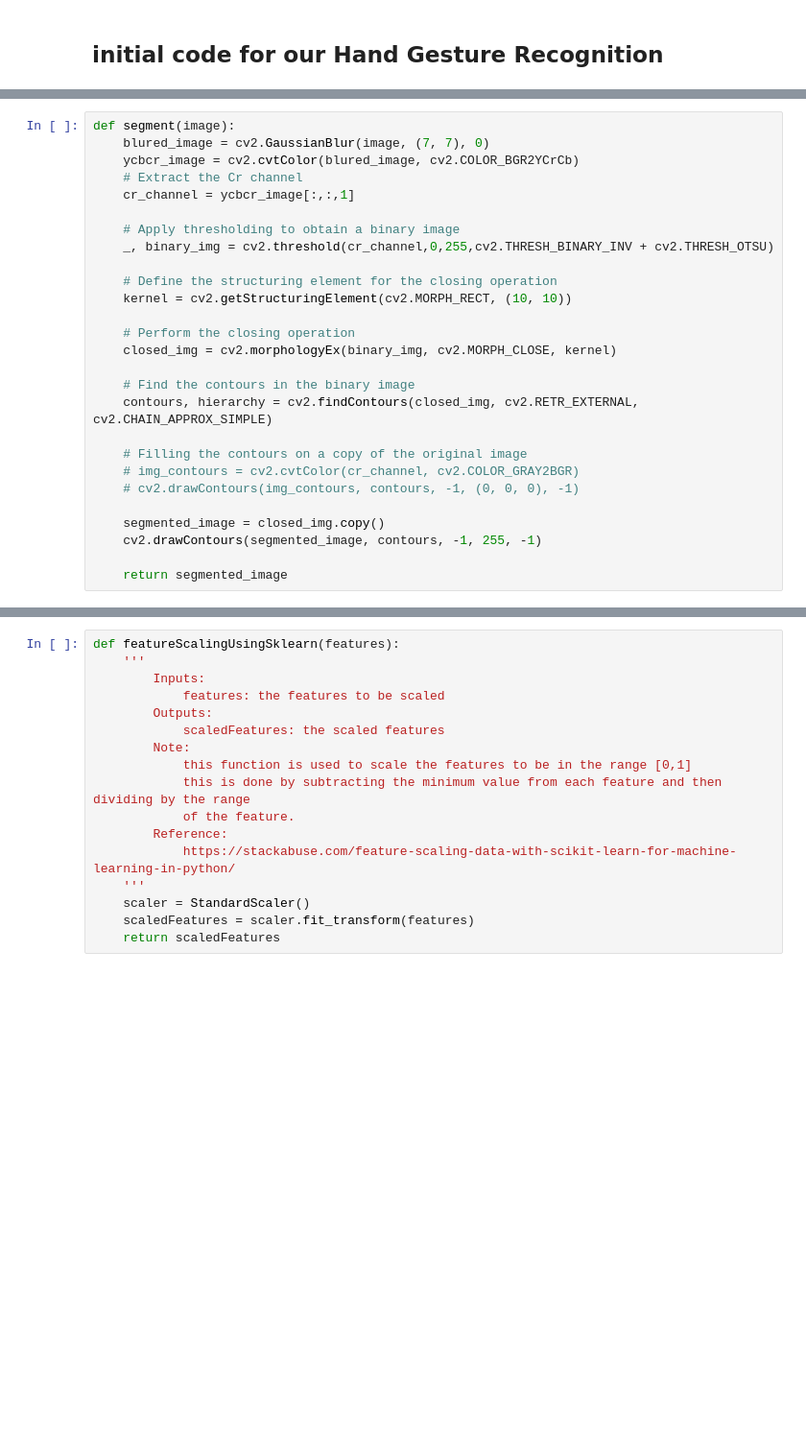
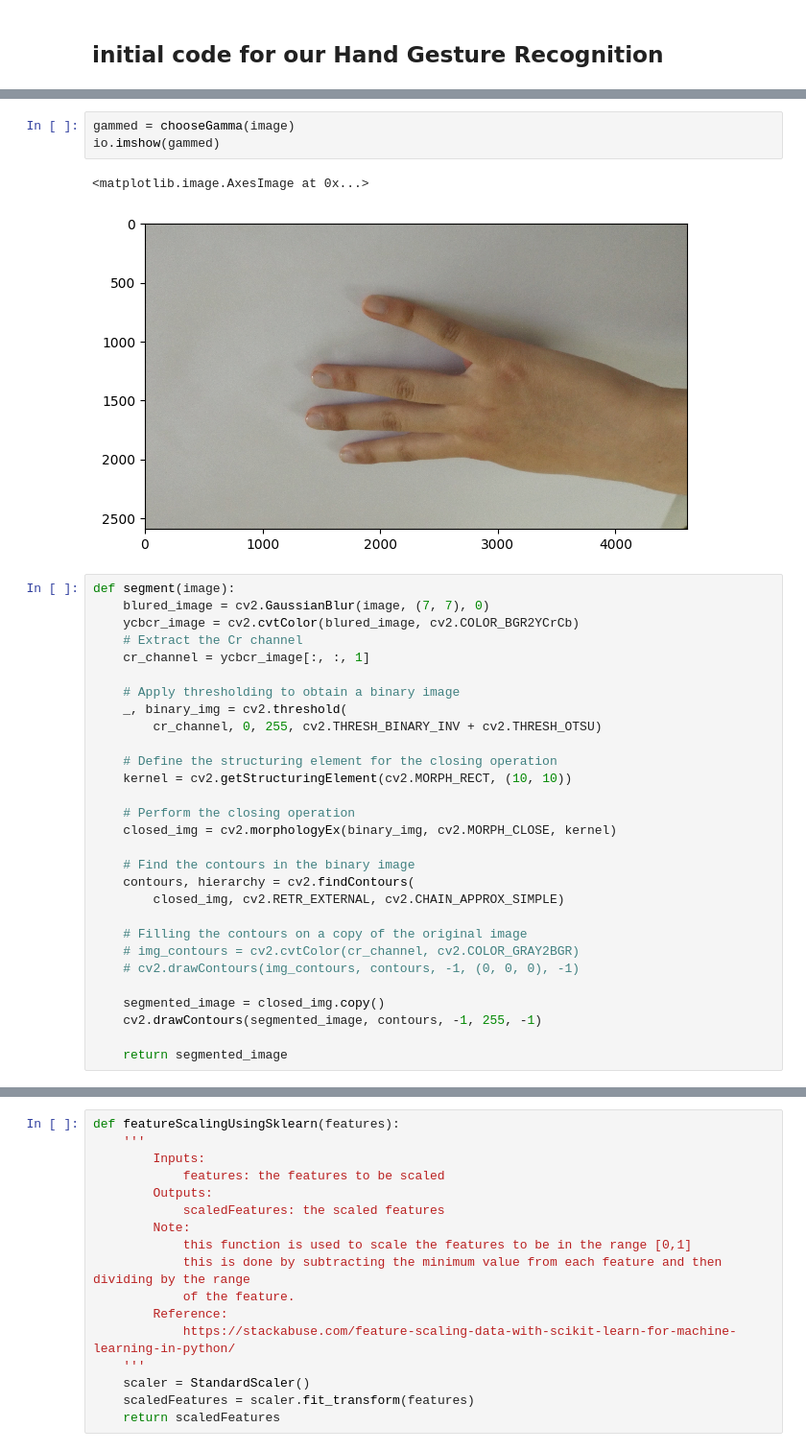
Before and after one commit to khaHesham/Hand-Gesture-Recognition, a Jupyter notebook: init_workspace.ipynb, the cells around one changed output, grey strips where cells are left out. Shown at 96% size. Drawn from its saved outputs; the diff is of its cells as text; blank space fills up the shorter version.

```diff
--- a/init_workspace.ipynb
+++ b/init_workspace.ipynb
@@ -111,12 +168,19 @@ def adjust_gamma(image, gamma=1.0):
+# %%
+gammed = chooseGamma(image)
+io.imshow(gammed)
+# %% [output]
+<matplotlib.image.AxesImage at 0x...>
+[figure, added]
 # %%
 def segment(image):
     blured_image = cv2.GaussianBlur(image, (7, 7), 0)
     ycbcr_image = cv2.cvtColor(blured_image, cv2.COLOR_BGR2YCrCb)
     # Extract the Cr channel
-    cr_channel = ycbcr_image[:,:,1]
+    cr_channel = ycbcr_image[:, :, 1]
 
     # Apply thresholding to obtain a binary image
-    _, binary_img = cv2.threshold(cr_channel,0,255,cv2.THRESH_BINARY_INV + cv2.THRESH_OTSU)
+    _, binary_img = cv2.threshold(
+        cr_channel, 0, 255, cv2.THRESH_BINARY_INV + cv2.THRESH_OTSU)
 
     # Define the structuring element for the closing operation
     kernel = cv2.getStructuringElement(cv2.MORPH_RECT, (10, 10))
@@ -125,7 +189,8 @@ def segment(image):
     closed_img = cv2.morphologyEx(binary_img, cv2.MORPH_CLOSE, kernel)
 
     # Find the contours in the binary image
-    contours, hierarchy = cv2.findContours(closed_img, cv2.RETR_EXTERNAL, cv2.CHAIN_APPROX_SIMPLE)
+    contours, hierarchy = cv2.findContours(
+        closed_img, cv2.RETR_EXTERNAL, cv2.CHAIN_APPROX_SIMPLE)
 
     # Filling the contours on a copy of the original image
     # img_contours = cv2.cvtColor(cr_channel, cv2.COLOR_GRAY2BGR)
```
Also changed, not shown: parts of 37 cells of this notebook, 2 other files.
